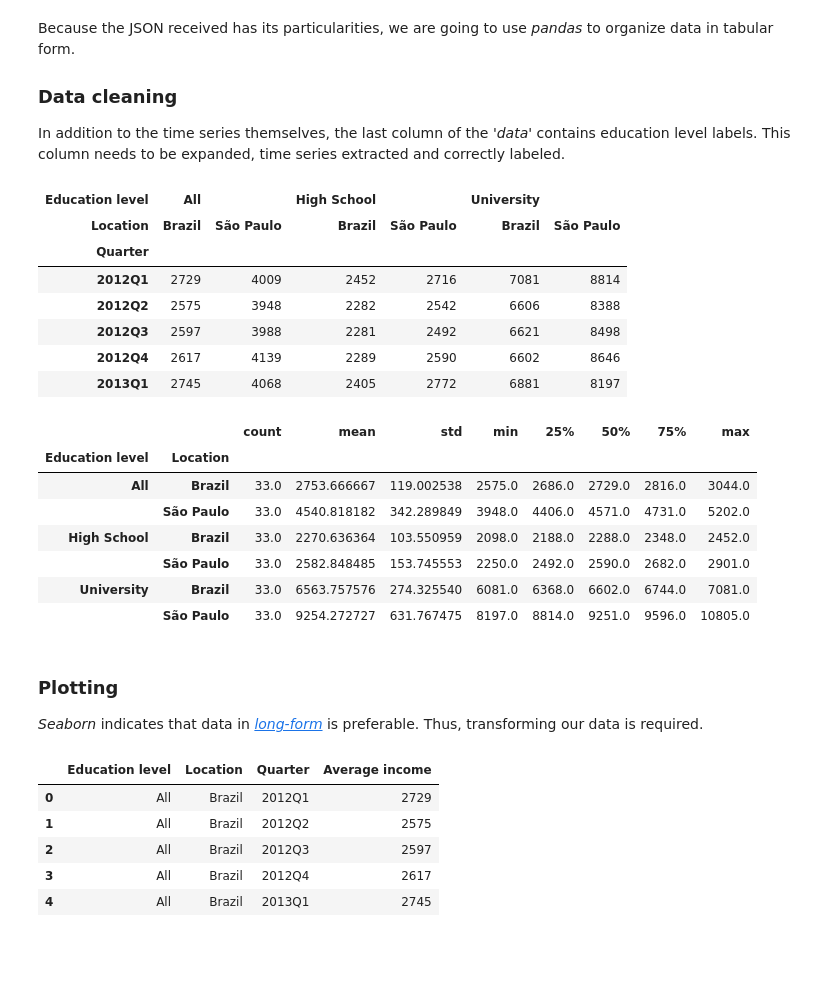
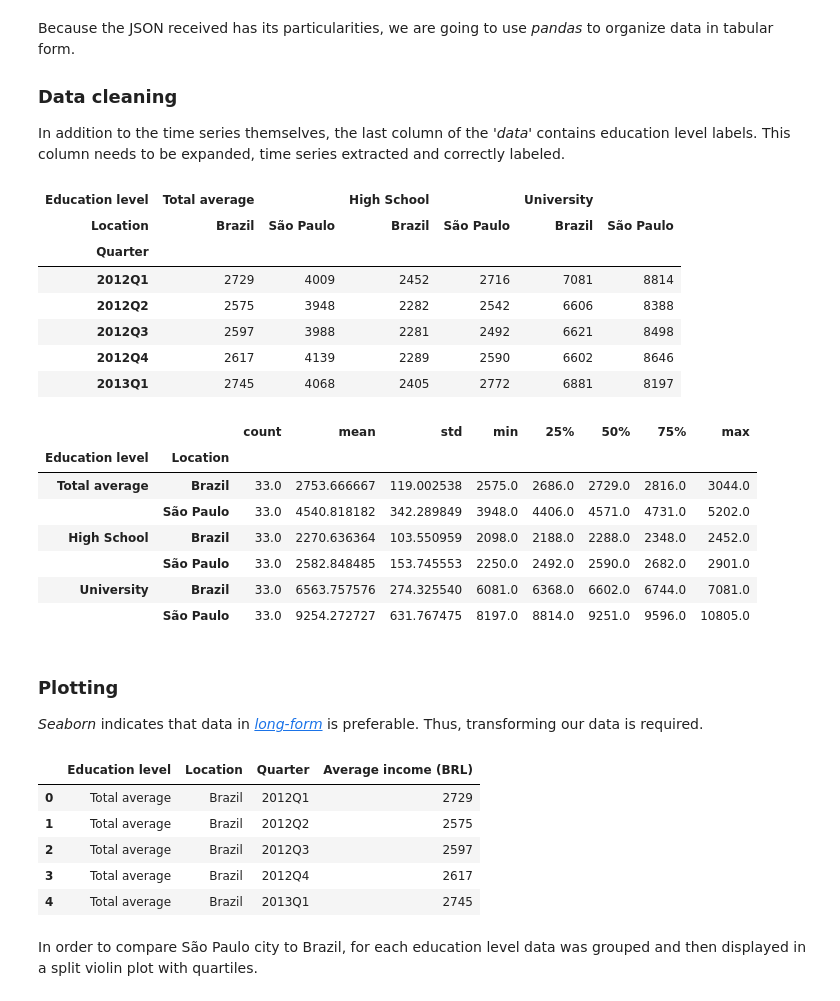
Before and after one commit to BPRateiro/Data-Science, a Jupyter notebook: PNADcIBGE.ipynb, the cells around one changed output. Drawn from its saved outputs; the diff is of its cells as text; code cells hidden in the pictures; blank space fills up the shorter version.

```diff
--- a/PNADcIBGE.ipynb
+++ b/PNADcIBGE.ipynb
@@ -46,7 +46,7 @@ average_income = average_income.drop(columns=['localidade.id', 'localidade.nivel
                                               'localidade.nivel.nome', 'classificacoes'])
 average_income.replace({'Ensino médio completo ou equivalente': 'High School',
                         'Ensino superior completo ou equivalente': 'University',
-                        'Total': 'All',
+                        'Total': 'Total average',
                         'São Paulo (SP)': 'São Paulo',
                         'Brasil': 'Brazil'},
                        inplace = True)
@@ -64,11 +64,15 @@ average_income.index.name = 'Quarter'
 
 # Converting integer index to quarterly periods
 average_income.index = pd.PeriodIndex(average_income.index.str.replace(r'0(\d)$', r'q\1', regex=True), freq='Q')
-average_income.head()
+
+# Saving DataFrames separately
+average_income.loc[:,(slice(None),'Brazil')].to_csv('PNADcIBGE_Brazil.csv')
+average_income.loc[:,(slice(None),'São Paulo')].to_csv('PNADcIBGE_Sao_Paulo.csv')
 
 # We now have data compiled into tabular form
+average_income.head()
 # %% [output]
-| Education level | All |  | High School |  | University |  |
+| Education level | Total average |  | High School |  | University |  |
 | Location | Brazil | São Paulo | Brazil | São Paulo | Brazil | São Paulo |
 | Quarter |  |  |  |  |  |  |
 | 2012Q1 | 2729 | 4009 | 2452 | 2716 | 7081 | 8814 |
@@ -82,7 +86,7 @@ average_income.describe().T
 # %% [output]
 |  |  | count | mean | std | min | 25% | 50% | 75% | max |
 | Education level | Location |  |  |  |  |  |  |  |  |
-| All | Brazil | 33.0 | 2753.666667 | 119.002538 | 2575.0 | 2686.0 | 2729.0 | 2816.0 | 3044.0 |
+| Total average | Brazil | 33.0 | 2753.666667 | 119.002538 | 2575.0 | 2686.0 | 2729.0 | 2816.0 | 3044.0 |
 |  | São Paulo | 33.0 | 4540.818182 | 342.289849 | 3948.0 | 4406.0 | 4571.0 | 4731.0 | 5202.0 |
 | High School | Brazil | 33.0 | 2270.636364 | 103.550959 | 2098.0 | 2188.0 | 2288.0 | 2348.0 | 2452.0 |
 |  | São Paulo | 33.0 | 2582.848485 | 153.745553 | 2250.0 | 2492.0 | 2590.0 | 2682.0 | 2901.0 |
@@ -94,16 +98,18 @@ average_income.describe().T
 *Seaborn* indicates that data in [*long-form*](https://seaborn.pydata.org/tutorial/data_structure.html) is preferable. Thus, transforming our data is required.
 # %%
 average_income_long = average_income.unstack().reset_index()
-average_income_long.rename(columns={0:'Average income'},
+average_income_long.rename(columns={0:'Average income (BRL)'},
                            inplace=True)
 
 average_income_long.head()
 # %% [output]
-|  | Education level | Location | Quarter | Average income |
-| 0 | All | Brazil | 2012Q1 | 2729 |
-| 1 | All | Brazil | 2012Q2 | 2575 |
-| 2 | All | Brazil | 2012Q3 | 2597 |
-| 3 | All | Brazil | 2012Q4 | 2617 |
-| 4 | All | Brazil | 2013Q1 | 2745 |
+|  | Education level | Location | Quarter | Average income (BRL) |
+| 0 | Total average | Brazil | 2012Q1 | 2729 |
+| 1 | Total average | Brazil | 2012Q2 | 2575 |
+| 2 | Total average | Brazil | 2012Q3 | 2597 |
+| 3 | Total average | Brazil | 2012Q4 | 2617 |
+| 4 | Total average | Brazil | 2013Q1 | 2745 |
+# %% [markdown]
+In order to compare São Paulo city to Brazil, for each education level data was grouped and then displayed in a split violin plot with quartiles.
 # %%
 import matplotlib.pyplot as plt
```
Also changed, not shown: parts of 1 cell of this notebook.
